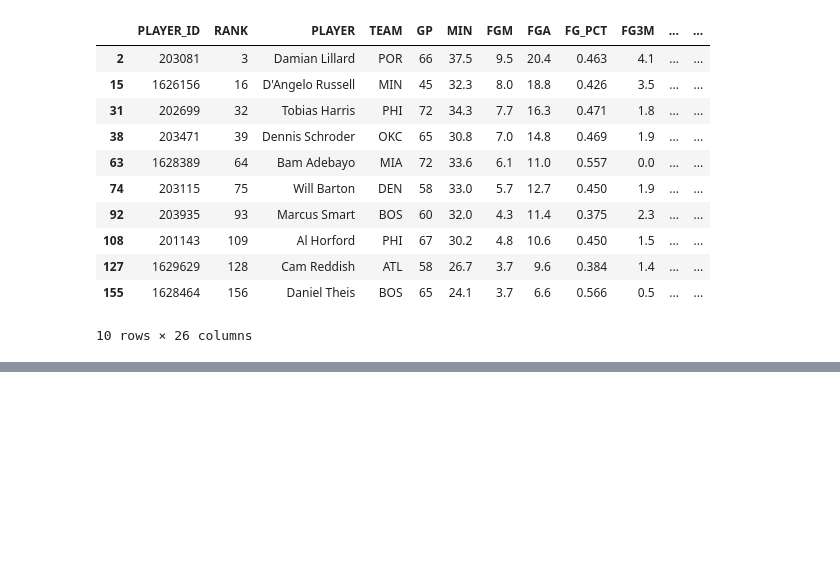
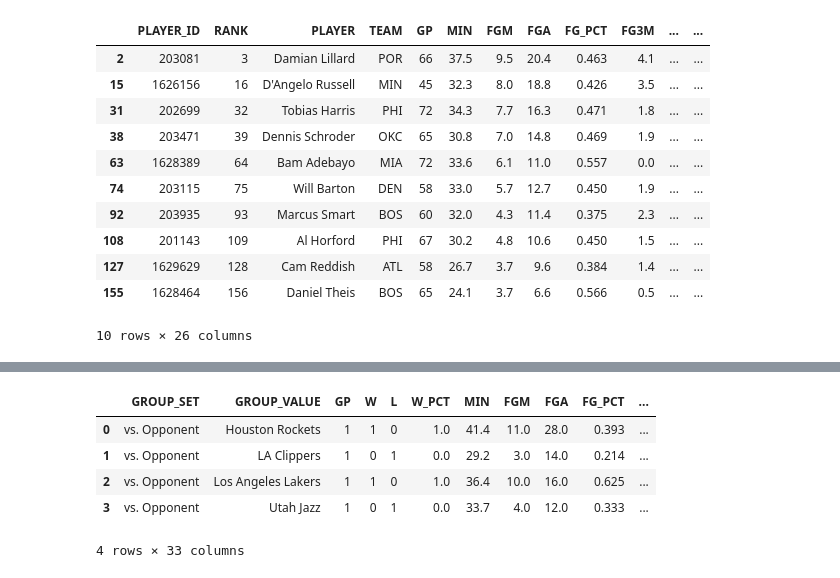
Before and after one commit to Sba121/basketball_analytics, a Jupyter notebook: Mini projects/Yahoo_Fantasy_Team_2020-2021.ipynb, the cells around one changed output, grey strips where cells are left out. Saved outputs shown, nothing was run; the diff lists cells and outputs as text; code cells hidden in the pictures; blank space fills up the shorter version.

```diff
--- a/Mini projects/Yahoo_Fantasy_Team_2020-2021.ipynb
+++ b/Mini projects/Yahoo_Fantasy_Team_2020-2021.ipynb
@@ -189,0 +205,10 @@ Name: TEAM, dtype: object
+# %%
+df_lillard_profile_vsopp['PLAYER'] = 'Damian Lillard'
+df_lillard_profile_vsopp
+# %% [output]
+|  | GROUP_SET | GROUP_VALUE | GP | W | L | W_PCT | MIN | FGM | FGA | FG_PCT | ... |
+| 0 | vs. Opponent | Houston Rockets | 1 | 1 | 0 | 1.0 | 41.4 | 11.0 | 28.0 | 0.393 | ... |
+| 1 | vs. Opponent | LA Clippers | 1 | 0 | 1 | 0.0 | 29.2 | 3.0 | 14.0 | 0.214 | ... |
+| 2 | vs. Opponent | Los Angeles Lakers | 1 | 1 | 0 | 1.0 | 36.4 | 10.0 | 16.0 | 0.625 | ... |
+| 3 | vs. Opponent | Utah Jazz | 1 | 0 | 1 | 0.0 | 33.7 | 4.0 | 12.0 | 0.333 | ... |
+4 rows × 33 columns
```
Also changed, not shown: parts of 20 cells of this notebook.
